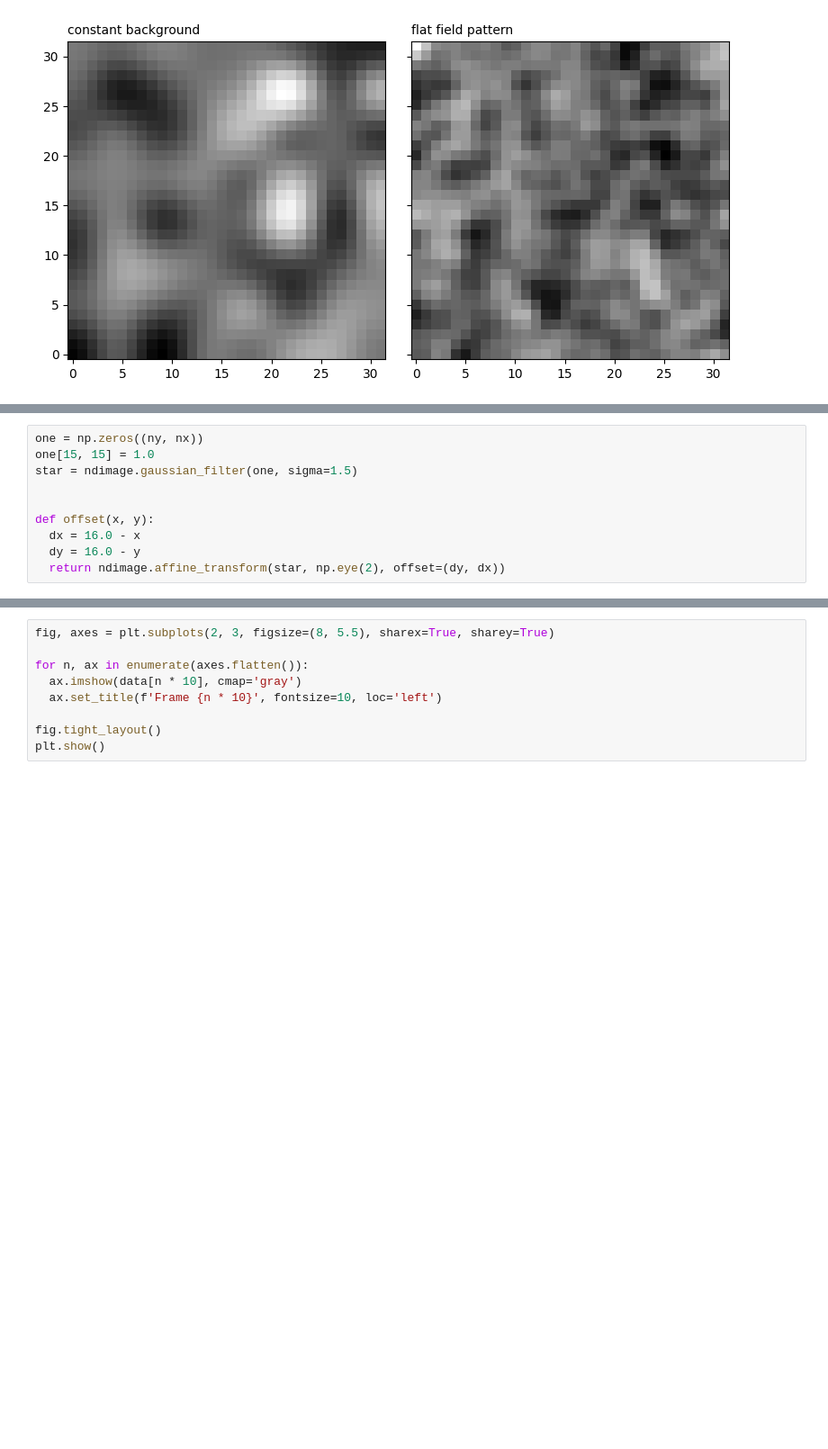
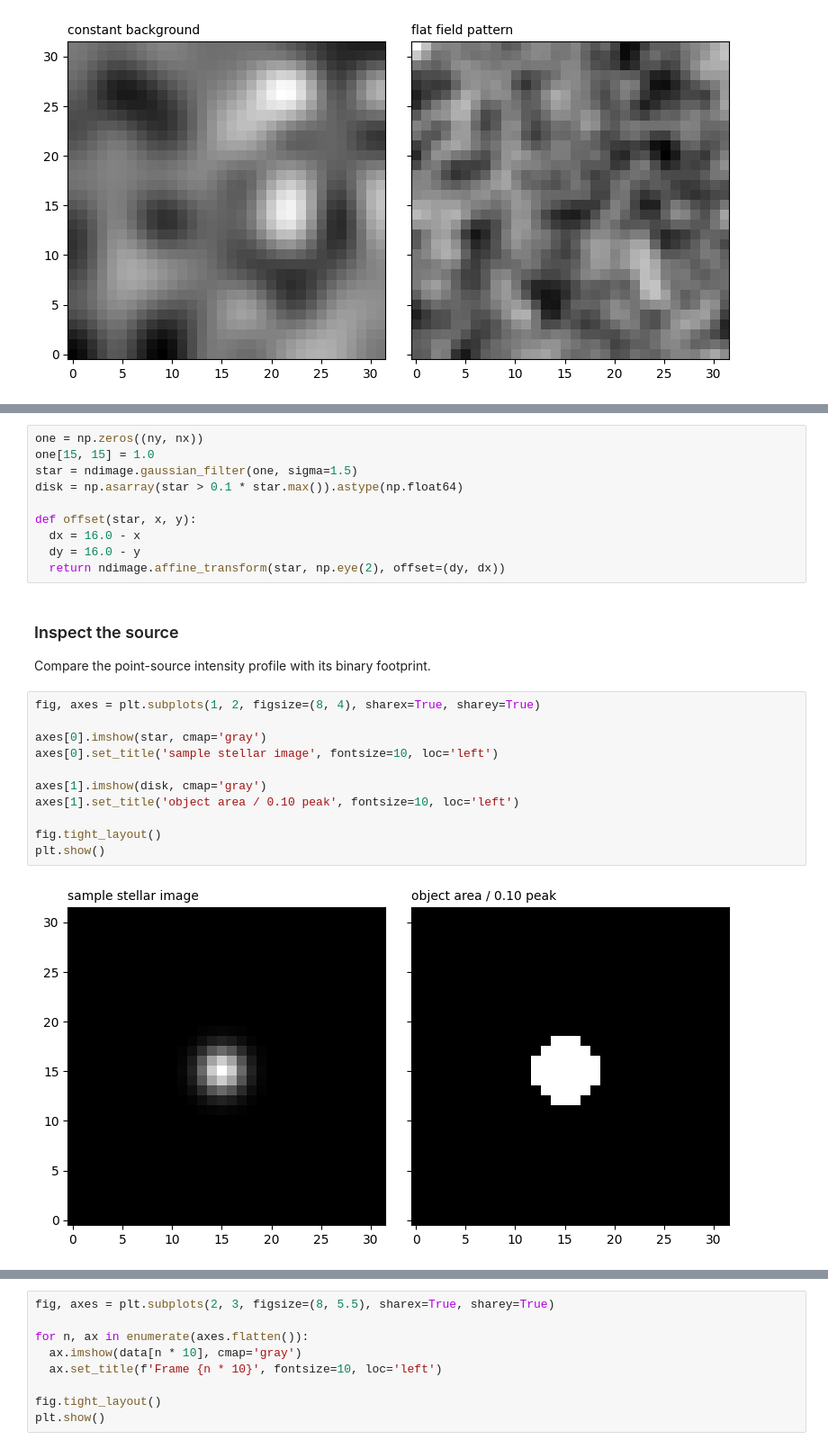
Before and after one commit to astronasutarou/comicsnet, a Jupyter notebook: notebook/tutorial_demo_frame.ipynb, the cells around one changed output, grey strips where cells are left out. Shown at 90% size. Drawn from its saved outputs; the diff is of its cells as text; blank space fills up the shorter version.

```diff
--- a/notebook/tutorial_demo_frame.ipynb
+++ b/notebook/tutorial_demo_frame.ipynb
@@ -33,9 +59,26 @@ plt.show()
 one = np.zeros((ny, nx))
 one[15, 15] = 1.0
 star = ndimage.gaussian_filter(one, sigma=1.5)
+disk = np.asarray(star > 0.1 * star.max()).astype(np.float64)
 
-
-def offset(x, y):
+def offset(star, x, y):
   dx = 16.0 - x
   dy = 16.0 - y
   return ndimage.affine_transform(star, np.eye(2), offset=(dy, dx))
+# %% [markdown]
+### Inspect the source
+
+Compare the point-source intensity profile with its binary footprint.
+# %%
+fig, axes = plt.subplots(1, 2, figsize=(8, 4), sharex=True, sharey=True)
+
+axes[0].imshow(star, cmap='gray')
+axes[0].set_title('sample stellar image', fontsize=10, loc='left')
+
+axes[1].imshow(disk, cmap='gray')
+axes[1].set_title('object area / 0.10 peak', fontsize=10, loc='left')
+
+fig.tight_layout()
+plt.show()
+# %% [output]
+[figure, added]
```
Also changed, not shown: parts of 11 cells of this notebook.
